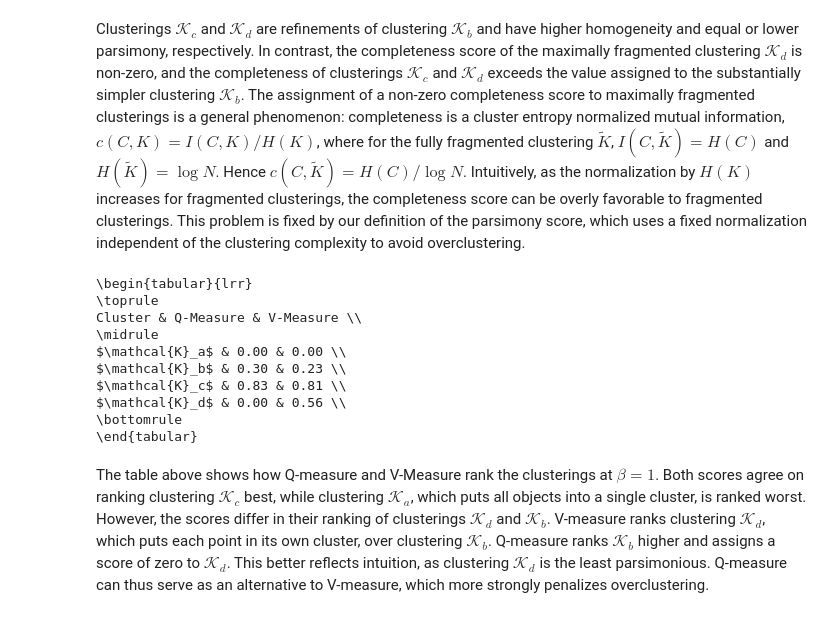
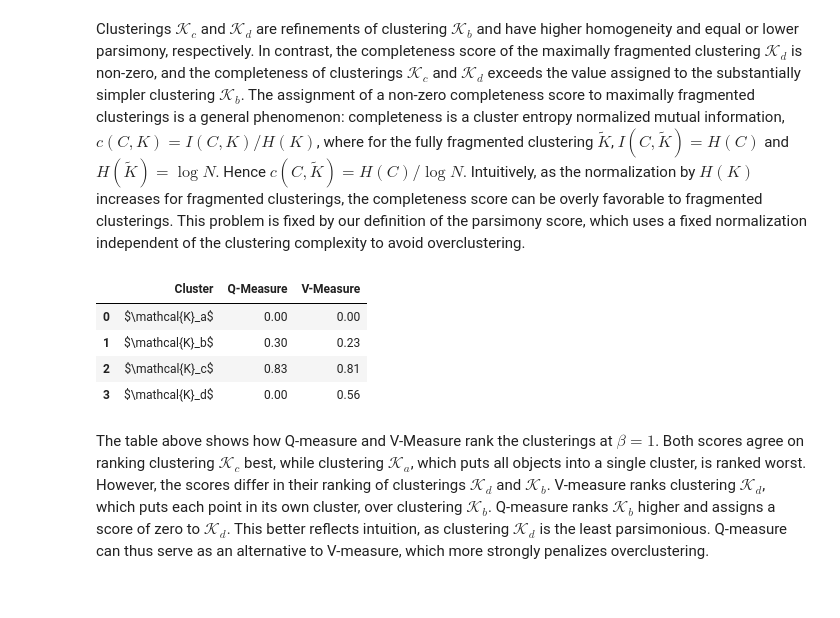
Before and after one commit to qimmuno/clustereval, a Jupyter notebook: examples/basic.ipynb, the cells around one changed output. Saved outputs shown, nothing was run; the diff lists cells and outputs as text; code cells hidden in the pictures.

Commit message:
adjust basic examples for jupyter notebook display

```diff
--- a/examples/basic.ipynb
+++ b/examples/basic.ipynb
@@ -4,21 +4,20 @@
 This notebook compares the homogeneity--parsimony scores to alternative ways of visualizing clustering success. It uses simple clusterings of six objects from three classes to illustrate the behavior of the scores in different limiting cases.
 # %%
 import string
-
 import numpy as np
 import pandas as pd
+import sklearn
 
+from clustereval import *
 
 import matplotlib.pyplot as plt
 from matplotlib.patches import FancyBboxPatch
-
 import pyrepseq.plotting as pp
 
-from clustereval import *
-from cluster import *
+plt.style.use('clustereval.mplstyle')
+ticks = [0, 0.5, 1.0]
 
-plt.style.use('my.mplstyle')
-ticks = [0, 0.5, 1.0]
+pd.options.display.float_format = "{:.2f}".format
 # %% [markdown]
 ## Comparison of parsimony and completeness scores
 # %%
@@ -92,23 +91,16 @@ Clusterings $\mathcal{K}_c$ and $\mathcal{K}_d$ are refinements of clustering $\
 # %%
 df = pd.DataFrame({
         'Cluster': ['$\mathcal{K}_a$', '$\mathcal{K}_b$', '$\mathcal{K}_c$', '$\mathcal{K}_d$'],
         'Q-Measure': q_measures,
         'V-Measure': v_measures,
     })
-
-latex_table = df.to_latex(index=False, float_format="%.2f")
-print(latex_table)
+df
 # %% [output]
-\begin{tabular}{lrr}
-\toprule
-Cluster & Q-Measure & V-Measure \\
-\midrule
-$\mathcal{K}_a$ & 0.00 & 0.00 \\
-$\mathcal{K}_b$ & 0.30 & 0.23 \\
-$\mathcal{K}_c$ & 0.83 & 0.81 \\
-$\mathcal{K}_d$ & 0.00 & 0.56 \\
-\bottomrule
-\end{tabular}
+|  | Cluster | Q-Measure | V-Measure |
+| 0 | $\mathcal{K}_a$ | 0.00 | 0.00 |
+| 1 | $\mathcal{K}_b$ | 0.30 | 0.23 |
+| 2 | $\mathcal{K}_c$ | 0.83 | 0.81 |
+| 3 | $\mathcal{K}_d$ | 0.00 | 0.56 |
 # %% [markdown]
 The table above shows how Q-measure and V-Measure rank the clusterings at $\beta=1$. Both scores agree on ranking clustering $\mathcal{K}_c$ best, while clustering $\mathcal{K}_a$, which puts all objects into a single cluster, is ranked worst. However, the scores differ in their ranking of clusterings $\mathcal{K}_d$ and $\mathcal{K}_b$. V-measure ranks clustering $\mathcal{K}_d$, which puts each point in its own cluster, over clustering $\mathcal{K}_b$. Q-measure ranks $\mathcal{K}_b$ higher and assigns a score of zero to $\mathcal{K}_d$. This better reflects intuition, as clustering $\mathcal{K}_d$ is the least parsimonious. Q-measure can thus serve as an alternative to V-measure, which more strongly penalizes overclustering.
 # %% [markdown]
```
Also changed, not shown: parts of 1 cell of this notebook.
